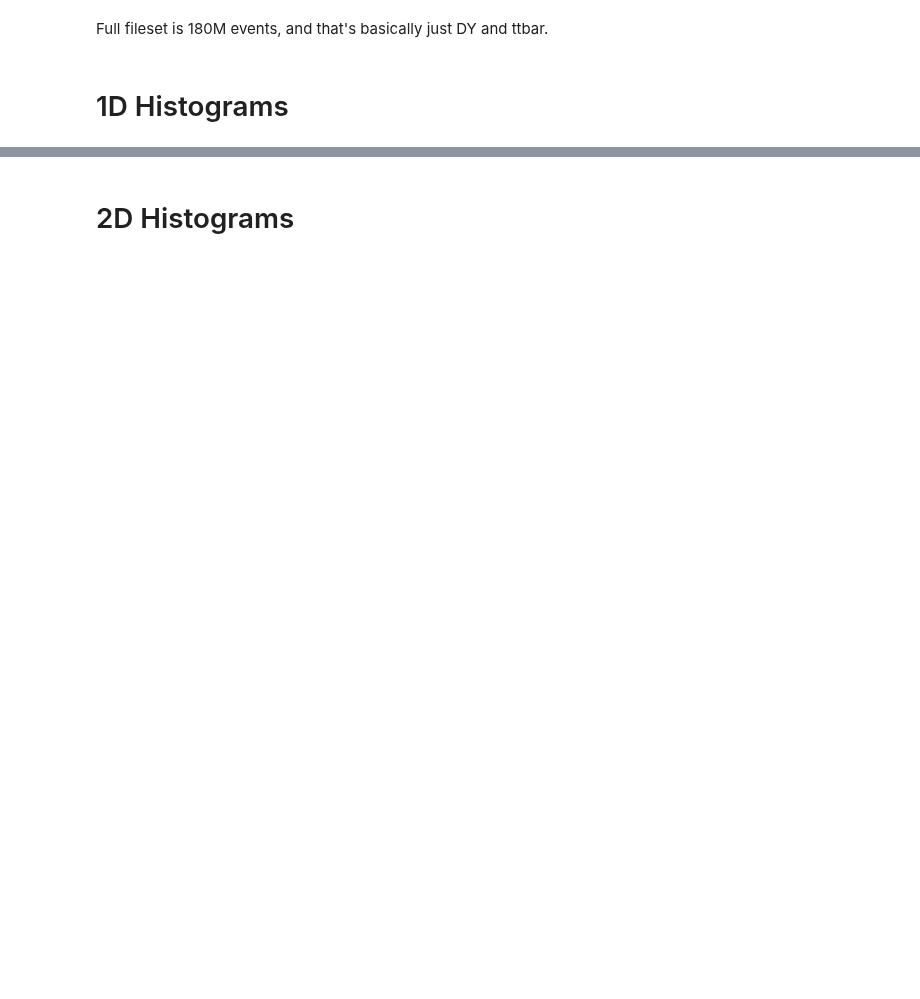
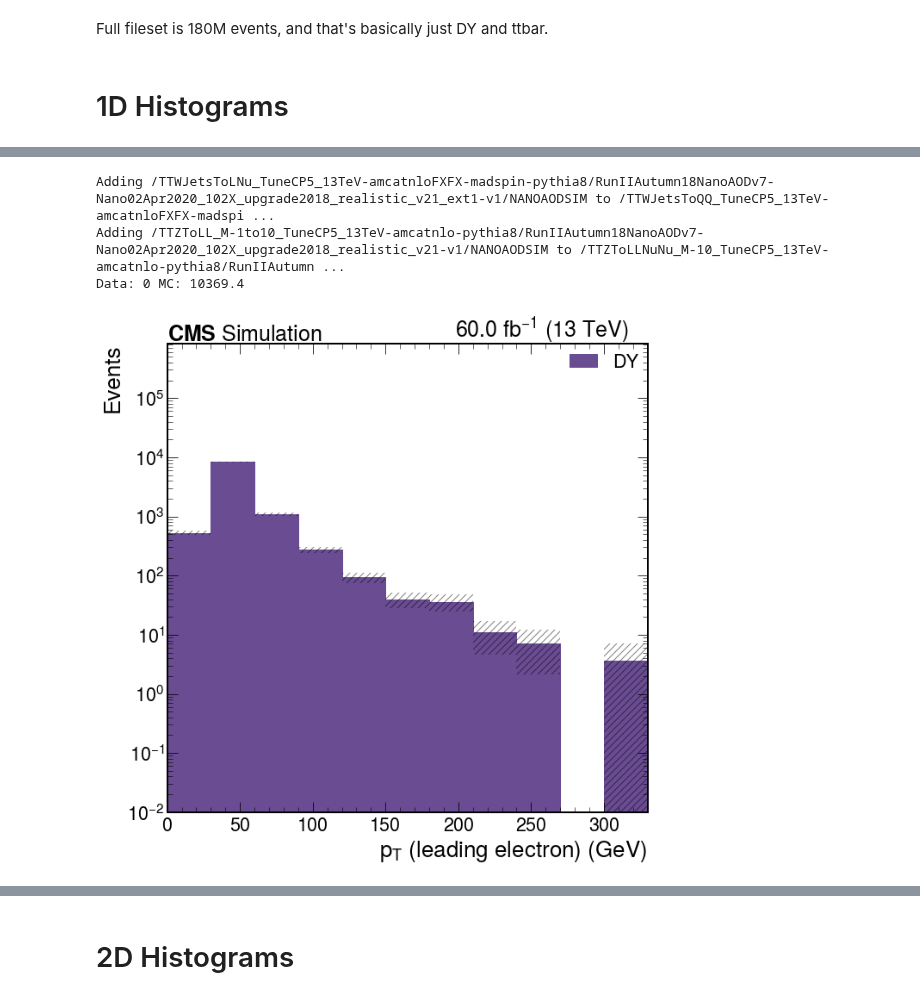
Before and after one commit to JacksonWallace/FCNC, a Jupyter notebook: notebooks/Electrons.ipynb, the cells around one changed output, grey strips where cells are left out. Cells and saved outputs as stored; diff of their text form; code cells hidden in the pictures; blank space fills up the shorter version.

```diff
--- a/notebooks/Electrons.ipynb
+++ b/notebooks/Electrons.ipynb
@@ -46,8 +46,8 @@ year = 2018
 samples = get_samples()
 
 # make a fileset, taking the definitions in Tools/nano_mapping.py
-fileset = make_fileset(['top',], samples, redirector=redirector_ucsd, small=False)
-#add back in:'TTZ', 'DY'
+fileset = make_fileset(['DY'], samples, redirector=redirector_ucsd, small=False)
+#add back in:  , 'TTZ', 'top',
 
 # in order for cutflows to work we need to add every process to the output accumulator
 add_processes_to_output(fileset, desired_output)
@@ -177,2 +191,15 @@ makePlot(my_hist, None, 'multiplicity',
+# %%
+my_hist = scale_and_merge(output['electron'], samples, fileset, nano_mapping)
+
+makePlot(my_hist, None, 'pt',
+         bins=pt_bins_coarse, log=True, normalize=False, axis_label=r'$p_{T}\ (leading\ electron)\ (GeV)$',
+         new_colors=my_colors, new_labels=my_labels,
+         #order=[nano_mapping['TTZ'][0], nano_mapping['top'][0], nano_mapping['DY'][0]],
+        )
+# %% [output]
+Adding /TTWJetsToLNu_TuneCP5_13TeV-amcatnloFXFX-madspin-pythia8/RunIIAutumn18NanoAODv7-Nano02Apr2020_102X_upgrade2018_realistic_v21_ext1-v1/NANOAODSIM to /TTWJetsToQQ_TuneCP5_13TeV-amcatnloFXFX-madspi ...
+Adding /TTZToLL_M-1to10_TuneCP5_13TeV-amcatnlo-pythia8/RunIIAutumn18NanoAODv7-Nano02Apr2020_102X_upgrade2018_realistic_v21-v1/NANOAODSIM to /TTZToLLNuNu_M-10_TuneCP5_13TeV-amcatnlo-pythia8/RunIIAutumn ...
+Data: 0 MC: 10369.4
+[figure, added]
 # %%
 my_hist = scale_and_merge(output['electron2'], samples, fileset, nano_mapping)
```
Also changed, not shown: parts of 22 cells of this notebook, 2 other files.
